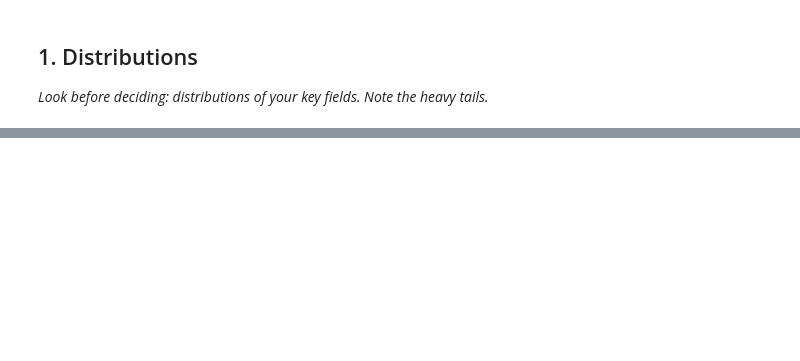
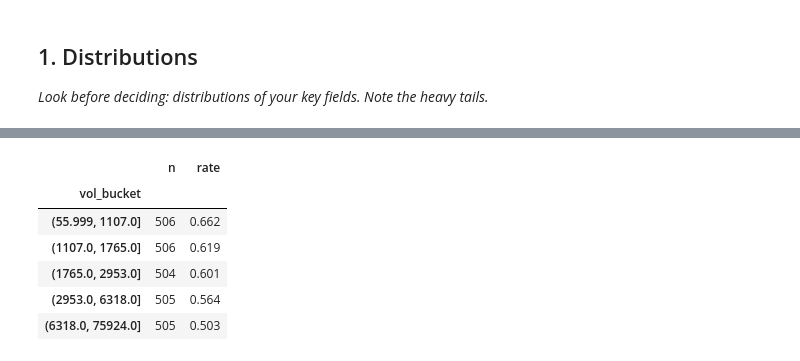
Before and after one commit to janaadarwish/flyrank-ml-internship, a Jupyter notebook: work/notebooks/w04_signal_audit.ipynb, the cells around one changed output, grey strips where cells are left out. Drawn from its saved outputs; the diff is of its cells as text; code cells hidden in the pictures; blank space fills up the shorter version.

```diff
--- a/work/notebooks/w04_signal_audit.ipynb
+++ b/work/notebooks/w04_signal_audit.ipynb
@@ -36,0 +13,36 @@ This skeleton is yours to fill. Work the sections **in order** — each one has
+# %%
+import duckdb, numpy as np, pandas as pd
+from huggingface_hub import hf_hub_download
+from google.colab import userdata
+
+TOKEN, REPO = userdata.get("HF_TOKEN"), "FlyRank/internship-warehouse"
+FACT = hf_hub_download(REPO, "fact_content_daily_performance/month=2026-03/data_0.parquet", repo_type="dataset", token=TOKEN)
+DIM_CONTENT = hf_hub_download(REPO, "dim_content.parquet", repo_type="dataset", token=TOKEN)
+con = duckdb.connect()
+
+df = con.sql(f"""
+WITH early AS (
+  SELECT client_hash_id, content_hash_id, SUM(gsc_impressions) AS impressions_early,
+         SUM(gsc_clicks) AS clicks_early, AVG(gsc_avg_position) AS avg_position_early
+  FROM read_parquet('{FACT}')
+  WHERE gsc_data_available IS TRUE AND report_date BETWEEN DATE '2026-03-01' AND DATE '2026-03-20'
+  GROUP BY 1, 2),
+late AS (
+  SELECT client_hash_id, content_hash_id, SUM(gsc_clicks) AS clicks_late
+  FROM read_parquet('{FACT}')
+  WHERE gsc_data_available IS TRUE AND report_date BETWEEN DATE '2026-03-21' AND DATE '2026-03-31'
+  GROUP BY 1, 2)
+SELECT e.client_hash_id, e.content_hash_id, e.impressions_early,
+       e.clicks_early * 1.0 / NULLIF(e.impressions_early, 0) AS ctr_early,
+       e.avg_position_early,
+       DATE '2026-03-20' - c.content_updated_date AS days_since_update,
+       c.word_count,
+       (COALESCE(l.clicks_late, 0) / 11.0) < 0.8 * (e.clicks_early / 20.0) AS label
+FROM early e
+JOIN read_parquet('{DIM_CONTENT}') c USING (client_hash_id, content_hash_id)
+LEFT JOIN late l USING (client_hash_id, content_hash_id)
+WHERE e.clicks_early >= 5 AND c.content_updated_date <= DATE '2026-03-20'
+""").df()
+df["label"] = df["label"].astype(int)
+df["days_since_update"] = df["days_since_update"].astype(float)
+print(df.shape, "| share label=1:", round(df["label"].mean(), 3))
@@ -36,0 +71,11 @@ This skeleton is yours to fill. Work the sections **in order** — each one has
+# %%
+df["vol_bucket"] = pd.qcut(df["impressions_early"], 5, duplicates="drop")
+df.groupby("vol_bucket", observed=True)["label"].agg(n="size", rate="mean").round(3)
+# %% [output]
+|  | n | rate |
+| vol_bucket |  |  |
+| (55.999, 1107.0] | 506 | 0.662 |
+| (1107.0, 1765.0] | 506 | 0.619 |
+| (1765.0, 2953.0] | 504 | 0.601 |
+| (2953.0, 6318.0] | 505 | 0.564 |
+| (6318.0, 75924.0] | 505 | 0.503 |
```
Also changed, not shown: parts of 15 cells of this notebook.
